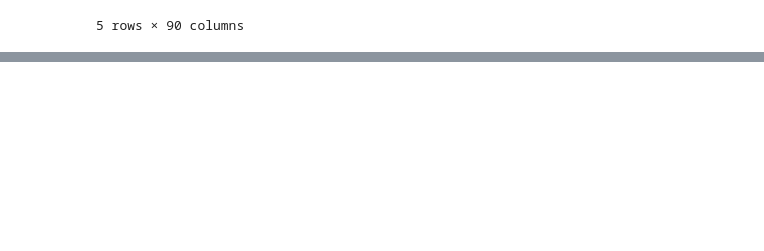
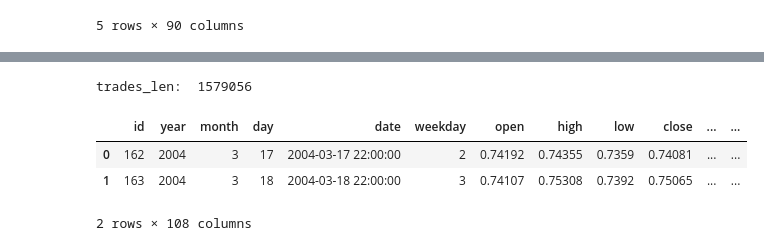
Before and after one commit to ai357060/flower, a Jupyter notebook: wm/SMAExperiment42.ipynb, the cells around one changed output, grey strips where cells are left out. Cells and saved outputs as stored; diff of their text form; code cells hidden in the pictures; blank space fills up the shorter version.

```diff
--- a/wm/SMAExperiment42.ipynb
+++ b/wm/SMAExperiment42.ipynb
@@ -140,13 +140,20 @@ print(str(endtime - starttime))
 # %%
 importlib.reload(tradestats)
 from tradestats import *
-trades = cleartrades_brut(alltrades.copy(),True)
+trades = cleartrades_brut(alltrades.copy(),False)
 # trades,alltrades = preparetrades(masterFrame,[-1,1],[5],[13],[0.002],True)
+# %% [output]
+trades_len:  1579056
 # %%
 #____________________________________________________________________________________________________________________
 #
 #
-alltrades.head(2)1579056
+alltrades.head(2)
+# %% [output]
+|  | id | year | month | day | date | weekday | open | high | low | close | ... | ... |
+| 0 | 162 | 2004 | 3 | 17 | 2004-03-17 22:00:00 | 2 | 0.74192 | 0.74355 | 0.7359 | 0.74081 | ... | ... |
+| 1 | 163 | 2004 | 3 | 18 | 2004-03-18 22:00:00 | 3 | 0.74107 | 0.75308 | 0.7392 | 0.75065 | ... | ... |
+2 rows × 108 columns
 # %%
 def runstats42(alltrades,ma1,atrperiod,sl,tp,tsl,ma2=5):
     ma2 = str(ma2)
```
Also changed, not shown: parts of 3 cells of this notebook, 2 other files.
